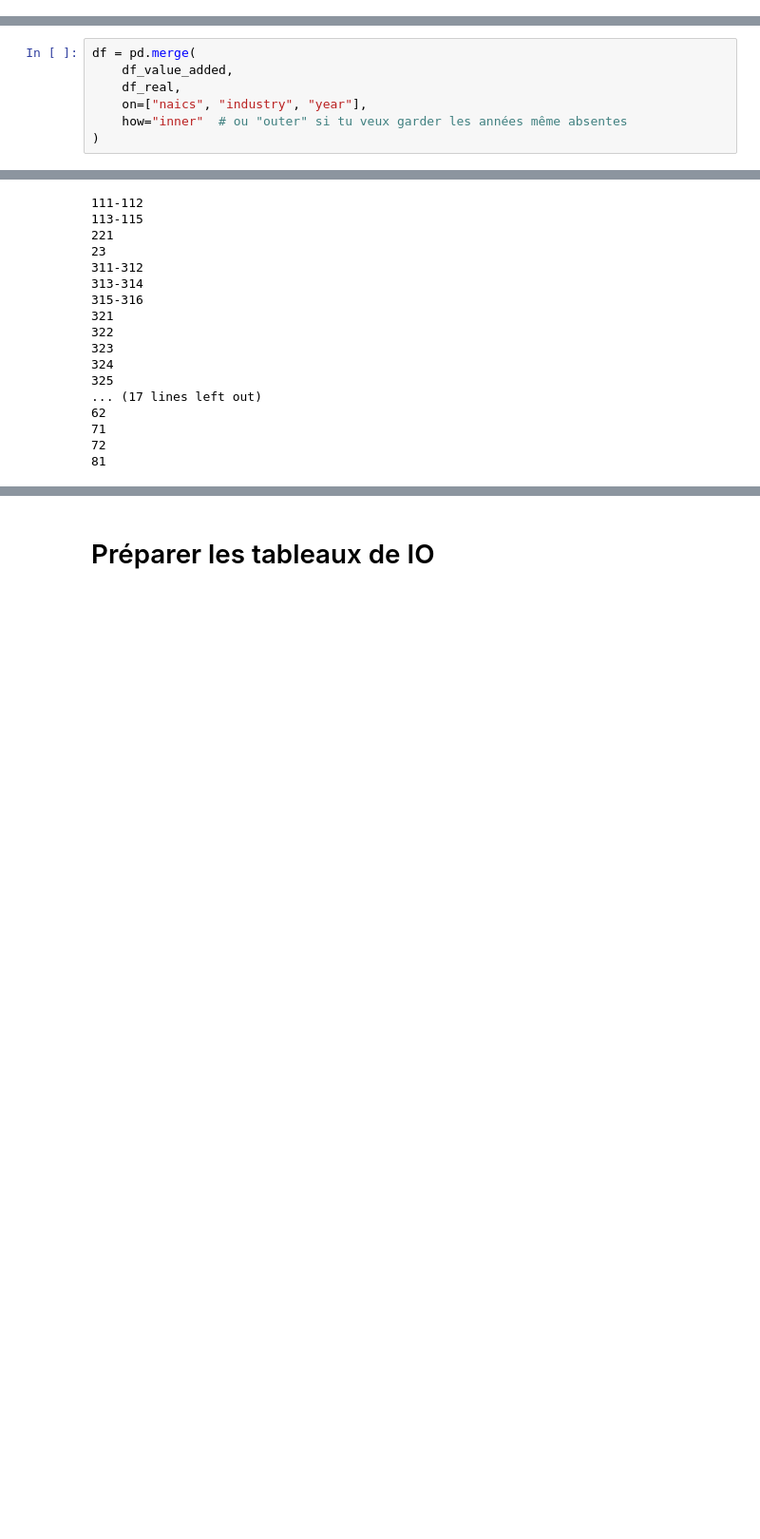
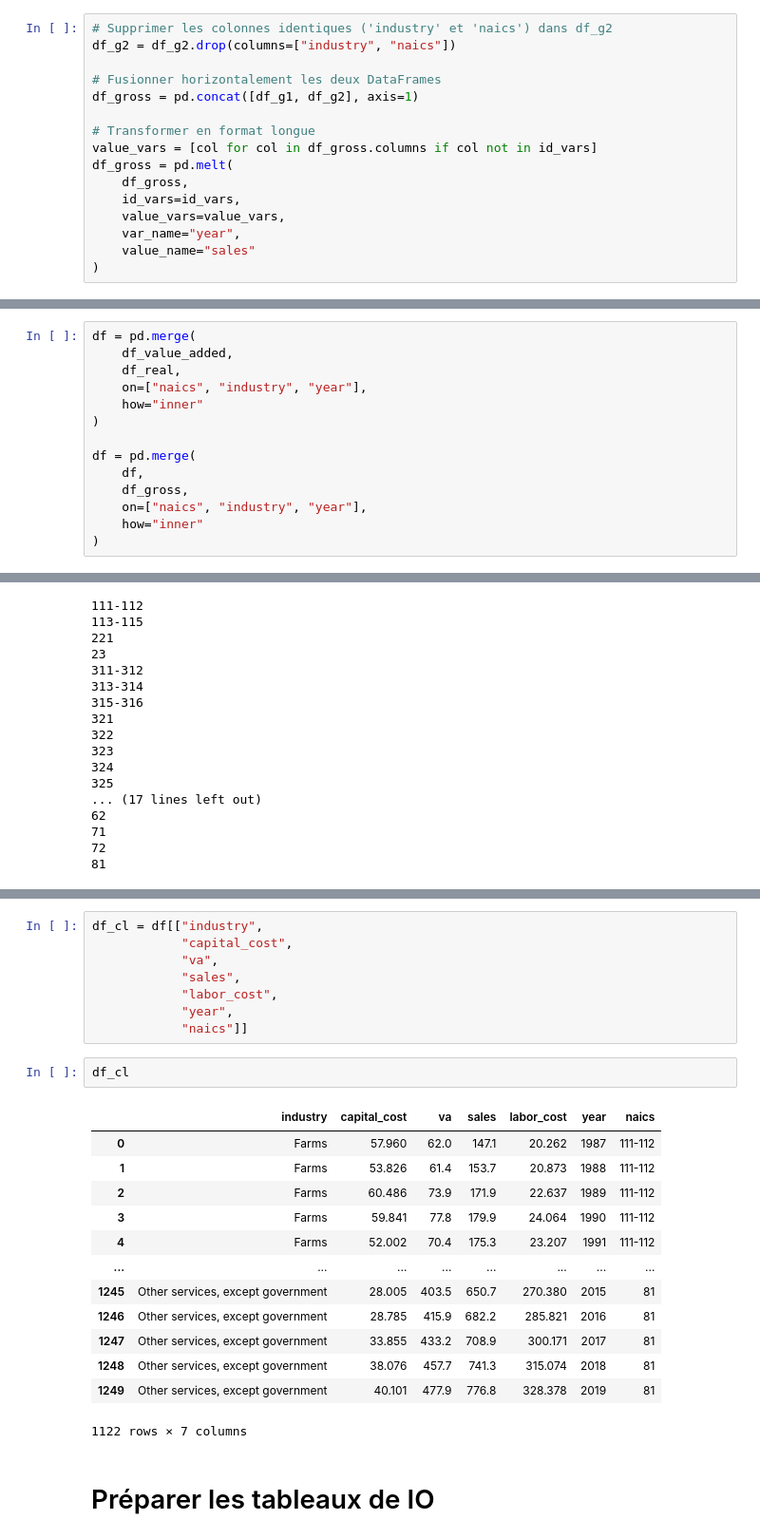
Before and after one commit to jfbrou/Productivity, a Jupyter notebook: USA Productivity/Programs/productivity.ipynb, the cells around one changed output, grey strips where cells are left out. Shown: that part at 95% size. Drawn from its saved outputs; the diff is of its cells as text; blank space fills up the shorter version.

```diff
--- a/USA Productivity/Programs/productivity.ipynb
+++ b/USA Productivity/Programs/productivity.ipynb
@@ -211,3 +360,19 @@ df_value_added = pd.melt(
+# %%
+# Supprimer les colonnes identiques ('industry' et 'naics') dans df_g2
+df_g2 = df_g2.drop(columns=["industry", "naics"])
+
+# Fusionner horizontalement les deux DataFrames
+df_gross = pd.concat([df_g1, df_g2], axis=1)
+
+# Transformer en format longue
+value_vars = [col for col in df_gross.columns if col not in id_vars]
+df_gross = pd.melt(
+    df_gross,
+    id_vars=id_vars,
+    value_vars=value_vars,
+    var_name="year",
+    value_name="sales"
+)
 # %% [markdown]
 # Real value added
 # %% [markdown]
@@ -364,8 +529,15 @@ df = pd.merge(
     df_value_added,
     df_real,
     on=["naics", "industry", "year"],
-    how="inner"  # ou "outer" si tu veux garder les années même absentes
+    how="inner"
 )
+
+df = pd.merge(
+    df,
+    df_gross,
+    on=["naics", "industry", "year"],
+    how="inner"
+)
 # %% [markdown]
 # Productivité
 # %%
@@ -648,3 +723,27 @@ df
+# %%
+df_cl = df[["industry",
+            "capital_cost",
+            "va",
+            "sales",
+            "labor_cost",
+            "year",
+            "naics"]]
+# %%
+df_cl
+# %% [output]
+|  | industry | capital_cost | va | sales | labor_cost | year | naics |
+| 0 | Farms | 57.960 | 62.0 | 147.1 | 20.262 | 1987 | 111-112 |
+| 1 | Farms | 53.826 | 61.4 | 153.7 | 20.873 | 1988 | 111-112 |
+| 2 | Farms | 60.486 | 73.9 | 171.9 | 22.637 | 1989 | 111-112 |
+| 3 | Farms | 59.841 | 77.8 | 179.9 | 24.064 | 1990 | 111-112 |
+| 4 | Farms | 52.002 | 70.4 | 175.3 | 23.207 | 1991 | 111-112 |
+| ... | ... | ... | ... | ... | ... | ... | ... |
+| 1245 | Other services, except government | 28.005 | 403.5 | 650.7 | 270.380 | 2015 | 81 |
+| 1246 | Other services, except government | 28.785 | 415.9 | 682.2 | 285.821 | 2016 | 81 |
+| 1247 | Other services, except government | 33.855 | 433.2 | 708.9 | 300.171 | 2017 | 81 |
+| 1248 | Other services, except government | 38.076 | 457.7 | 741.3 | 315.074 | 2018 | 81 |
+| 1249 | Other services, except government | 40.101 | 477.9 | 776.8 | 328.378 | 2019 | 81 |
+1122 rows × 7 columns
 # %% [markdown]
 # Préparer les tableaux de IO
 # %% [markdown]
```
Also changed, not shown: parts of 32 cells of this notebook.
